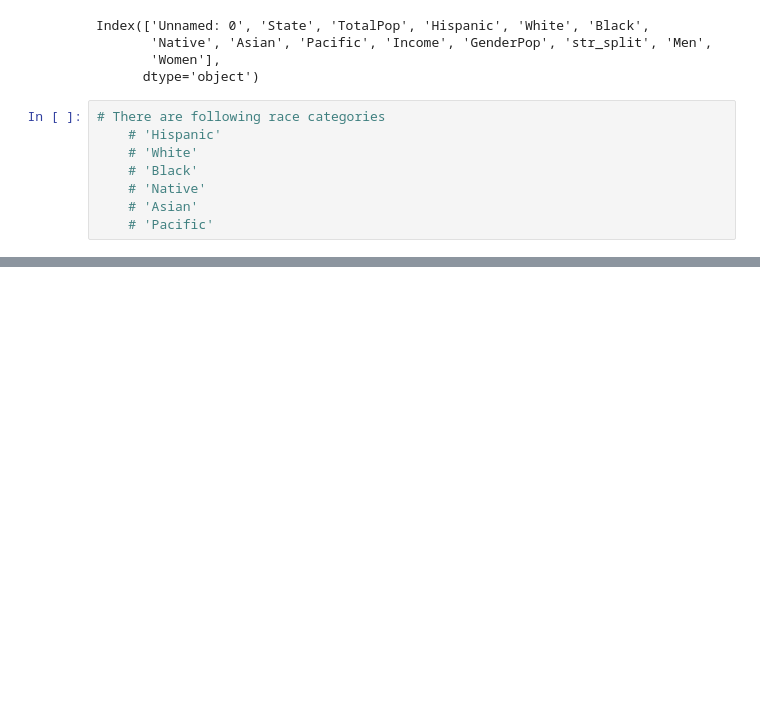
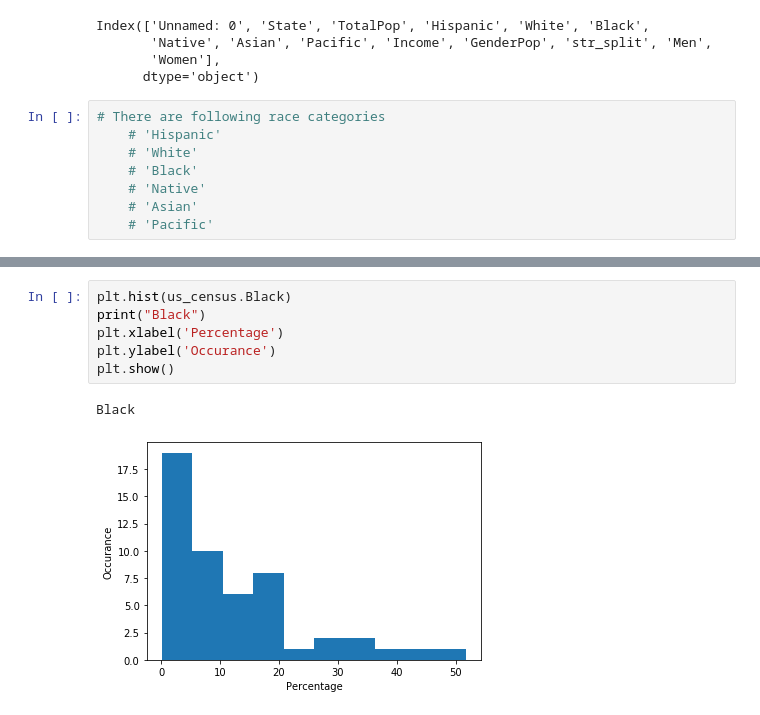
Before and after one commit to hassan-ak/PIAIC-AI, a Jupyter notebook: Q2/Classes/Pandas/assignment/assignment1/PIAIC53818_Assignment01_Pandas.ipynb, the cells around one changed output, grey strips where cells are left out. Saved outputs shown, nothing was run; the diff lists cells and outputs as text; blank space fills up the shorter version.

```diff
--- a/Q2/Classes/Pandas/assignment/assignment1/PIAIC53818_Assignment01_Pandas.ipynb
+++ b/Q2/Classes/Pandas/assignment/assignment1/PIAIC53818_Assignment01_Pandas.ipynb
@@ -461,0 +608,9 @@ Index(['Unnamed: 0', 'State', 'TotalPop', 'Hispanic', 'White', 'Black',
+# %%
+plt.hist(us_census.Black)
+print("Black")
+plt.xlabel('Percentage')
+plt.ylabel('Occurance')
+plt.show()
+# %% [output]
+Black
+[figure, added]
```
Also changed, not shown: parts of 24 cells of this notebook.
